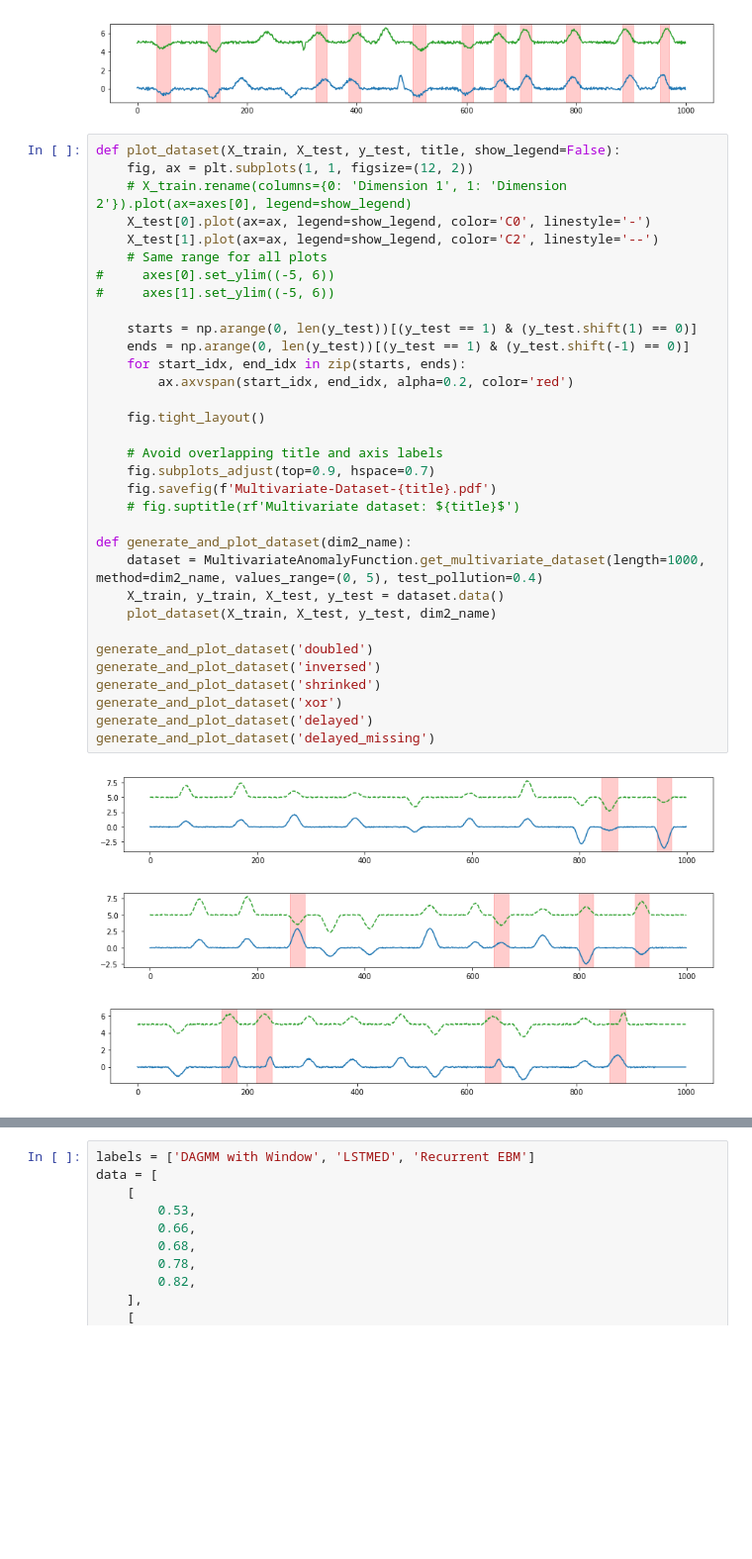
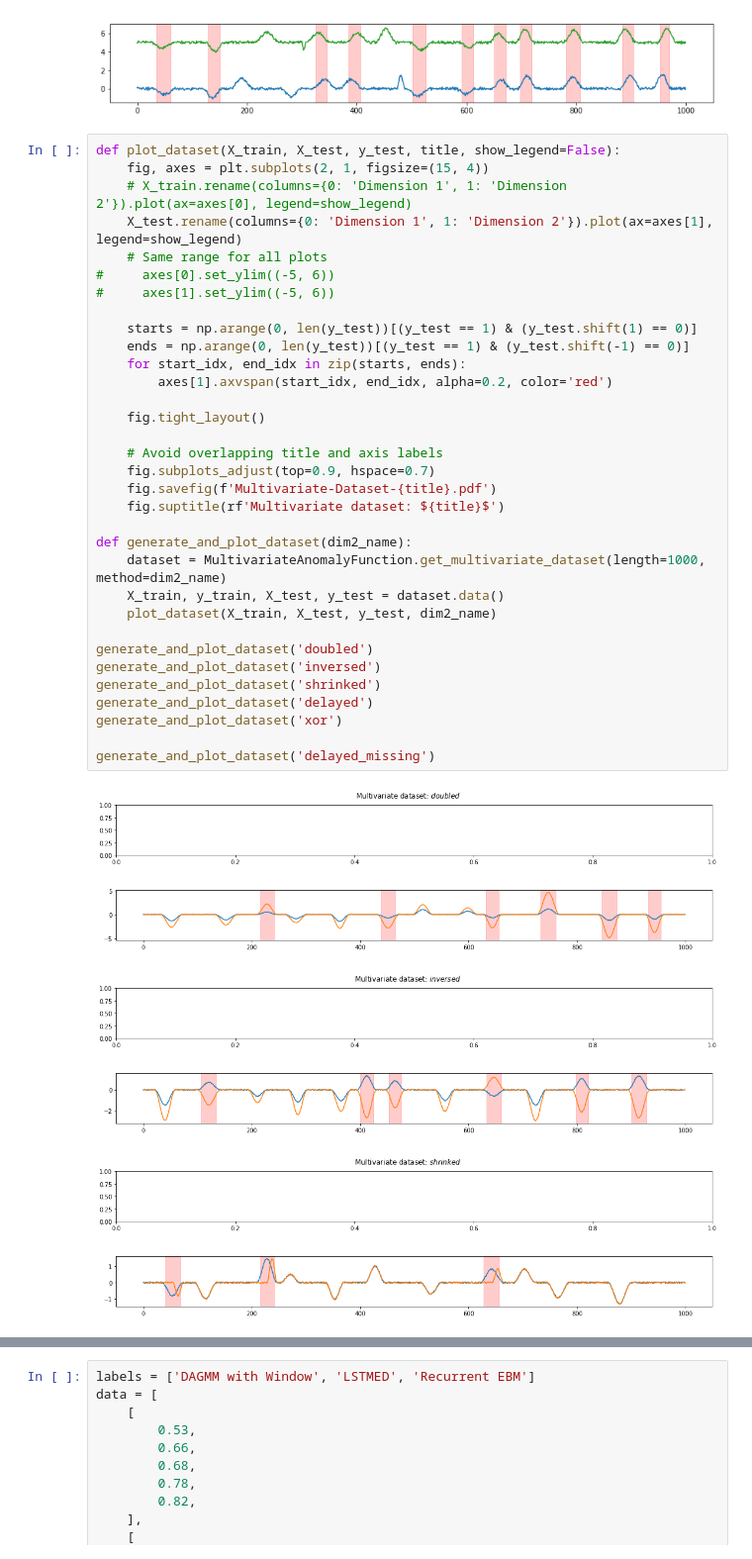
Before and after one commit to KDD-OpenSource/DeepADoTS, a Jupyter notebook: notebooks/3.0-tk-data-generation.ipynb, the cells around one changed output, grey strips where cells are left out. Shown at 99% size. Drawn from its saved outputs; the diff is of its cells as text; blank space fills up the shorter version.

Commit message:
Revert "add comments, fix delayed and shift more"
This reverts commit 8d3eb432b287846f6d6fb7042a6e3c25e18054d6.

```diff
--- a/notebooks/3.0-tk-data-generation.ipynb
+++ b/notebooks/3.0-tk-data-generation.ipynb
@@ -47,38 +47,38 @@ fig.savefig('fixed-xor-labelling.pdf')
 [figure]
 # %%
 def plot_dataset(X_train, X_test, y_test, title, show_legend=False):
-    fig, ax = plt.subplots(1, 1, figsize=(12, 2))
+    fig, axes = plt.subplots(2, 1, figsize=(15, 4))
     # X_train.rename(columns={0: 'Dimension 1', 1: 'Dimension 2'}).plot(ax=axes[0], legend=show_legend)
-    X_test[0].plot(ax=ax, legend=show_legend, color='C0', linestyle='-')
-    X_test[1].plot(ax=ax, legend=show_legend, color='C2', linestyle='--')
+    X_test.rename(columns={0: 'Dimension 1', 1: 'Dimension 2'}).plot(ax=axes[1], legend=show_legend)
     # Same range for all plots
 #     axes[0].set_ylim((-5, 6))
 #     axes[1].set_ylim((-5, 6))
 
     starts = np.arange(0, len(y_test))[(y_test == 1) & (y_test.shift(1) == 0)]
     ends = np.arange(0, len(y_test))[(y_test == 1) & (y_test.shift(-1) == 0)]
     for start_idx, end_idx in zip(starts, ends):
-        ax.axvspan(start_idx, end_idx, alpha=0.2, color='red')
+        axes[1].axvspan(start_idx, end_idx, alpha=0.2, color='red')
 
     fig.tight_layout()
 
     # Avoid overlapping title and axis labels
     fig.subplots_adjust(top=0.9, hspace=0.7)
     fig.savefig(f'Multivariate-Dataset-{title}.pdf')
-    # fig.suptitle(rf'Multivariate dataset: ${title}$')
+    fig.suptitle(rf'Multivariate dataset: ${title}$')
 
 def generate_and_plot_dataset(dim2_name):
-    dataset = MultivariateAnomalyFunction.get_multivariate_dataset(length=1000, method=dim2_name, values_range=(0, 5), test_pollution=0.4)
+    dataset = MultivariateAnomalyFunction.get_multivariate_dataset(length=1000, method=dim2_name)
     X_train, y_train, X_test, y_test = dataset.data()
     plot_dataset(X_train, X_test, y_test, dim2_name)
 
 generate_and_plot_dataset('doubled')
 generate_and_plot_dataset('inversed')
 generate_and_plot_dataset('shrinked')
+generate_and_plot_dataset('delayed')
 generate_and_plot_dataset('xor')
-generate_and_plot_dataset('delayed')
+
 generate_and_plot_dataset('delayed_missing')
 # %% [output]
-[figure, old version]
+[figure, new version]
-[figure, old version]
+[figure, new version]
-[figure, old version]
+[figure, new version]
```
Also changed, not shown: parts of 1 cell of this notebook, 1 other file.
